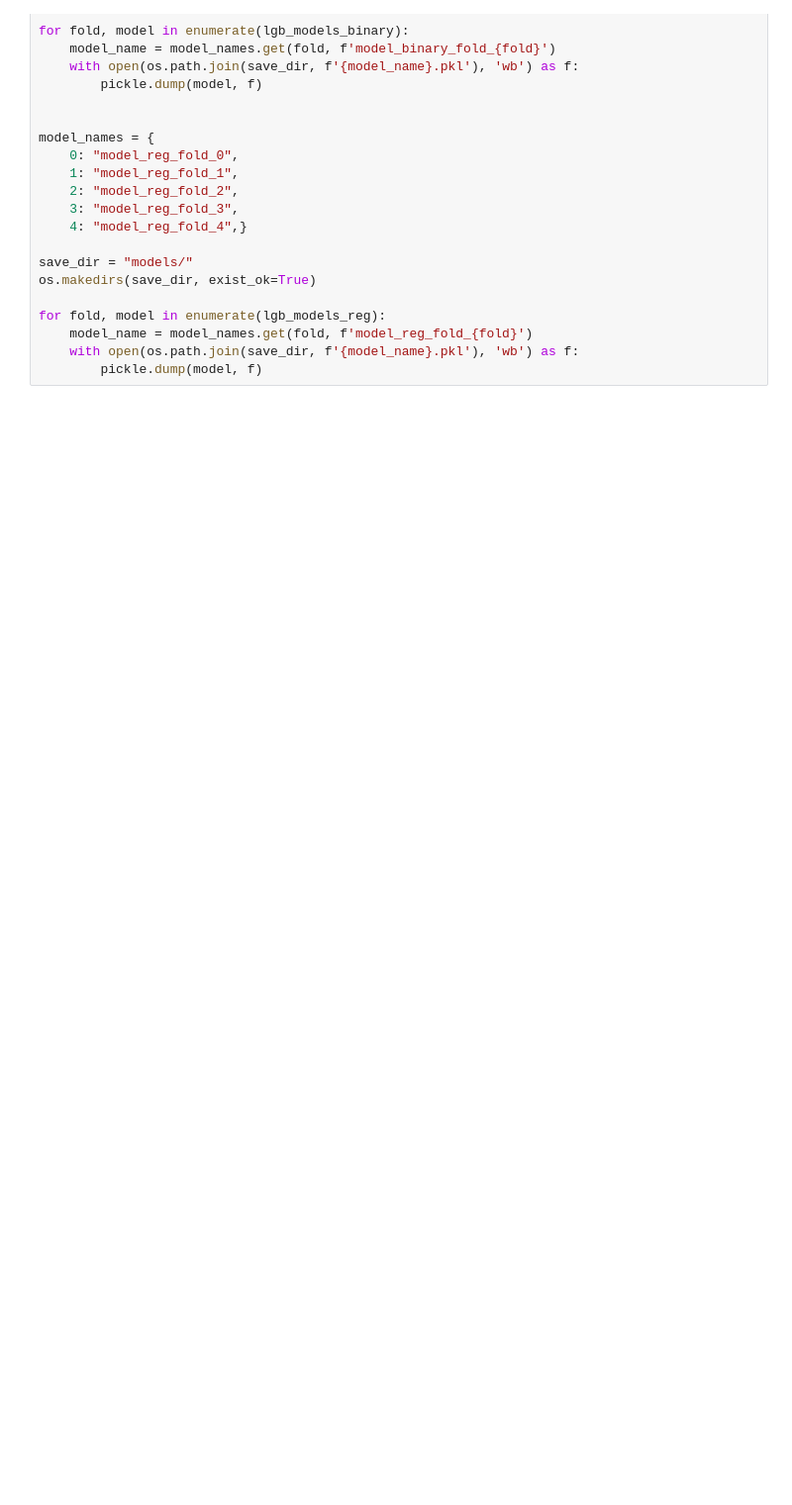
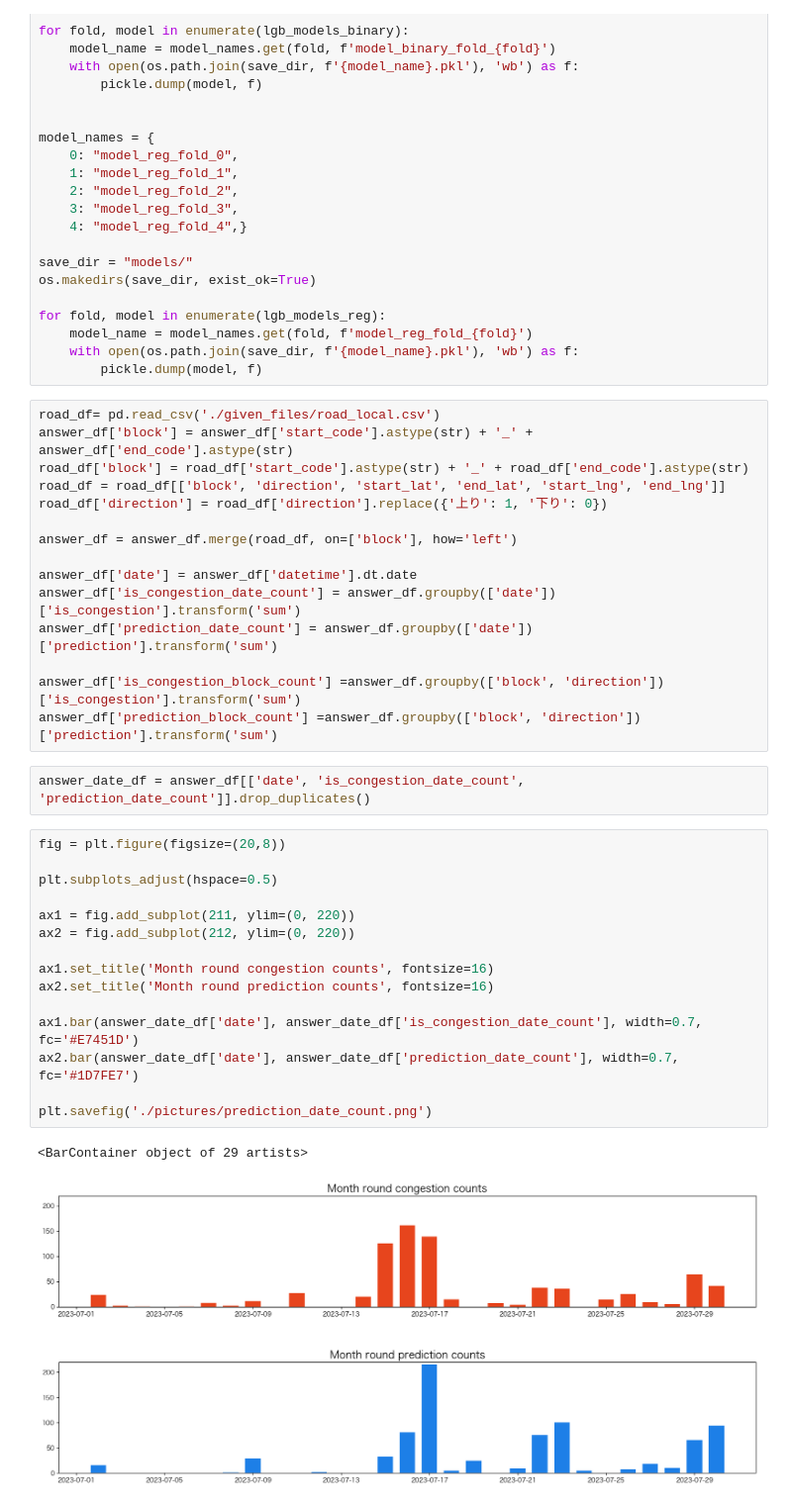
Before and after one commit to Makoto-Noda/NEXCO, a Jupyter notebook: NEXCO_model_lightgbm_regression_binary.ipynb, the cells around one changed output. Shown at 99% size. Cells and saved outputs as stored; diff of their text form; blank space fills up the shorter version.

```diff
--- a/NEXCO_model_lightgbm_regression_binary.ipynb
+++ b/NEXCO_model_lightgbm_regression_binary.ipynb
@@ -569,3 +573,38 @@ for fold, model in enumerate(lgb_models_reg):
     model_name = model_names.get(fold, f'model_reg_fold_{fold}')
     with open(os.path.join(save_dir, f'{model_name}.pkl'), 'wb') as f:
         pickle.dump(model, f)
+# %%
+road_df= pd.read_csv('./given_files/road_local.csv')
+answer_df['block'] = answer_df['start_code'].astype(str) + '_' + answer_df['end_code'].astype(str)
+road_df['block'] = road_df['start_code'].astype(str) + '_' + road_df['end_code'].astype(str)
+road_df = road_df[['block', 'direction', 'start_lat', 'end_lat', 'start_lng', 'end_lng']]
+road_df['direction'] = road_df['direction'].replace({'上り': 1, '下り': 0})
+
+answer_df = answer_df.merge(road_df, on=['block'], how='left')
+
+answer_df['date'] = answer_df['datetime'].dt.date
+answer_df['is_congestion_date_count'] = answer_df.groupby(['date'])['is_congestion'].transform('sum')
+answer_df['prediction_date_count'] = answer_df.groupby(['date'])['prediction'].transform('sum')
+
+answer_df['is_congestion_block_count'] =answer_df.groupby(['block', 'direction'])['is_congestion'].transform('sum')
+answer_df['prediction_block_count'] =answer_df.groupby(['block', 'direction'])['prediction'].transform('sum')
+# %%
+answer_date_df = answer_df[['date', 'is_congestion_date_count', 'prediction_date_count']].drop_duplicates()
+# %%
+fig = plt.figure(figsize=(20,8))
+
+plt.subplots_adjust(hspace=0.5)
+
+ax1 = fig.add_subplot(211, ylim=(0, 220))
+ax2 = fig.add_subplot(212, ylim=(0, 220))
+
+ax1.set_title('Month round congestion counts', fontsize=16)
+ax2.set_title('Month round prediction counts', fontsize=16)
+
+ax1.bar(answer_date_df['date'], answer_date_df['is_congestion_date_count'], width=0.7, fc='#E7451D')
+ax2.bar(answer_date_df['date'], answer_date_df['prediction_date_count'], width=0.7, fc='#1D7FE7')
+
+plt.savefig('./pictures/prediction_date_count.png')
+# %% [output]
+<BarContainer object of 29 artists>
+[figure, added]
```
Also changed, not shown: parts of 8 cells of this notebook, 15 other files.
